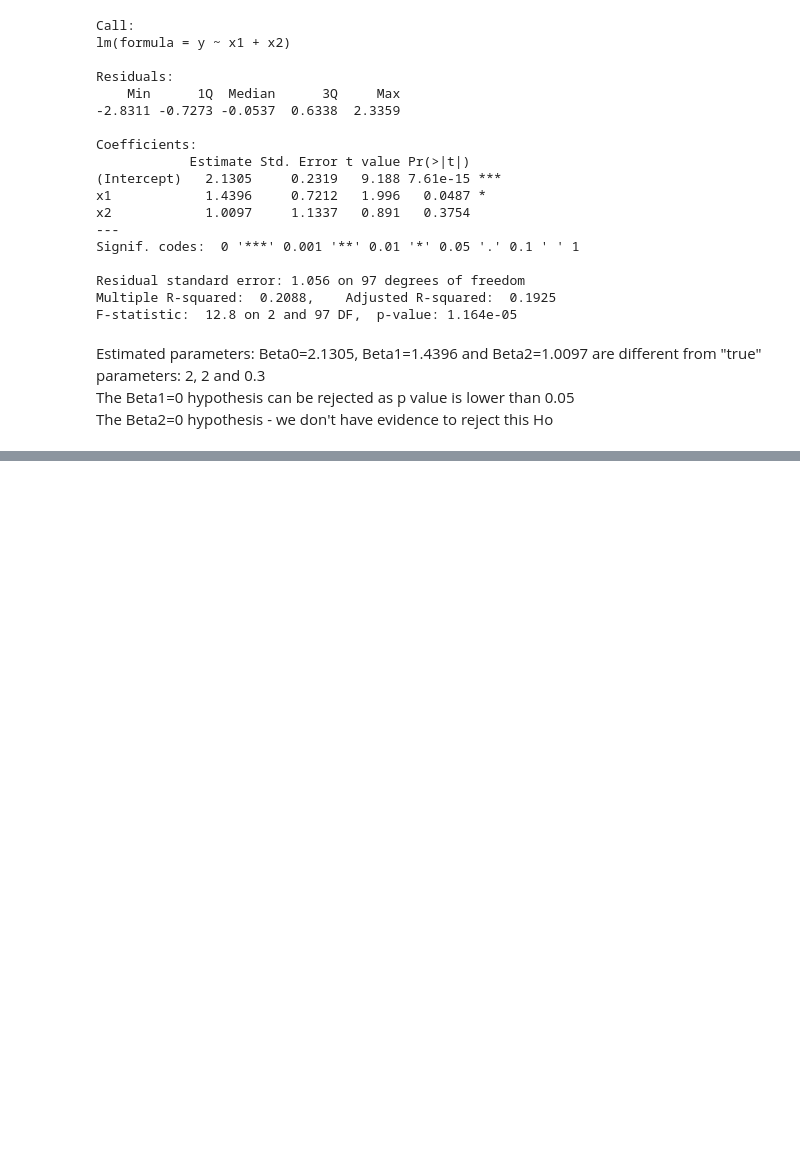
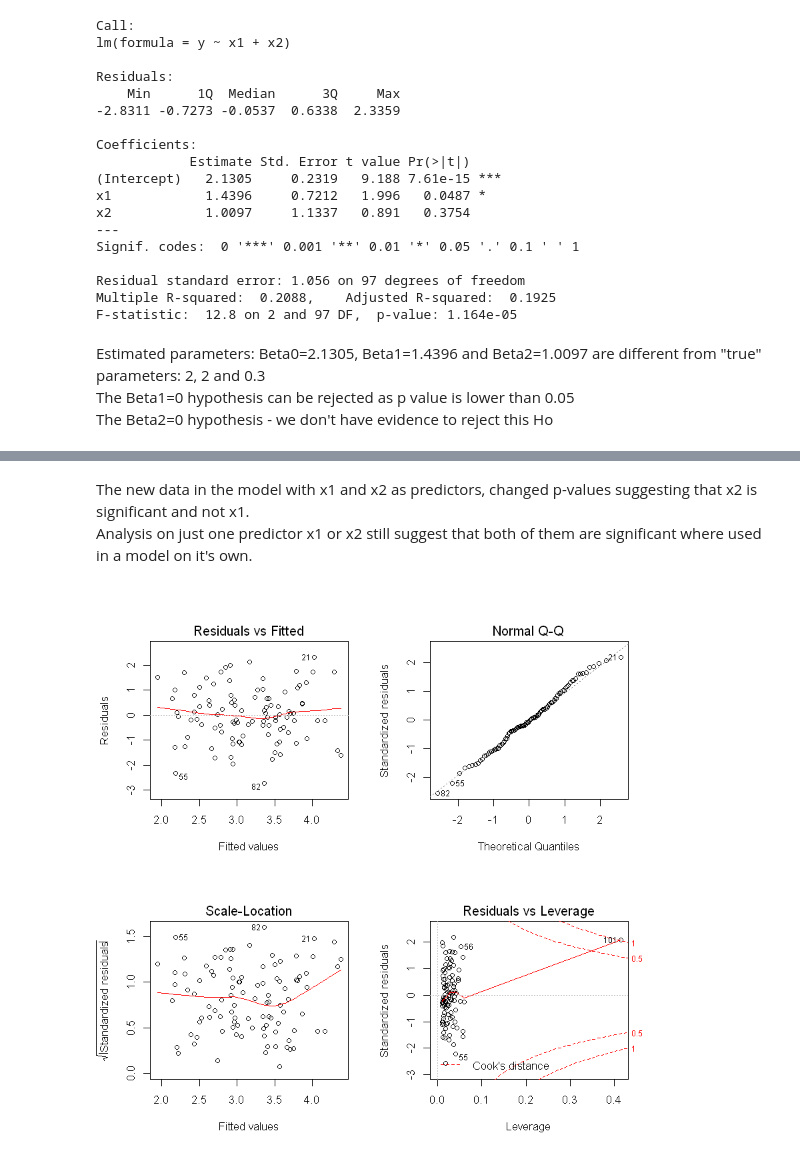
Before and after one commit to miwojc/ISL-ch3, a Jupyter notebook: Ch3-Ex-App.ipynb, the cells around one changed output, grey strips where cells are left out. Saved outputs shown, nothing was run; the diff lists cells and outputs as text; code cells hidden in the pictures; blank space fills up the shorter version.

```diff
--- a/Ch3-Ex-App.ipynb
+++ b/Ch3-Ex-App.ipynb
@@ -752,0 +810,4 @@ The Beta2=0 hypothesis - we don't have evidence to reject this Ho
+# %%
+x1 = c(x1, 0.1)
+x2 = c(x2, 0.8)
+y = c(y, 6)
@@ -752,0 +816,3 @@ The Beta2=0 hypothesis - we don't have evidence to reject this Ho
+# %%
+fit.lm3 = lm(y~x1+x2)
+summary(fit.lm3)
@@ -752,0 +844,3 @@ The Beta2=0 hypothesis - we don't have evidence to reject this Ho
+# %%
+fit.lm4 = lm(y~x1)
+summary(fit.lm4)
@@ -752,0 +867,3 @@ The Beta2=0 hypothesis - we don't have evidence to reject this Ho
+# %%
+fit.lm5 = lm(y~x2)
+summary(fit.lm5)
@@ -752,0 +888,8 @@ The Beta2=0 hypothesis - we don't have evidence to reject this Ho
+# %% [markdown]
+The new data in the model with x1 and x2 as predictors, changed p-values suggesting that x2 is significant and not x1.<br>
+Analysis on just one predictor x1 or x2 still suggest that both of them are significant where used in a model on it's own.
+# %%
+par(mfrow=c(2,2))
+plot(fit.lm3)
+# %% [output]
+[figure, added]
```
Also changed, not shown: parts of 17 cells of this notebook.
